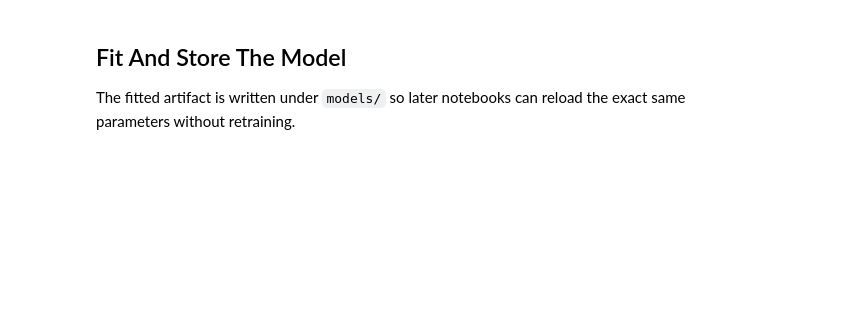
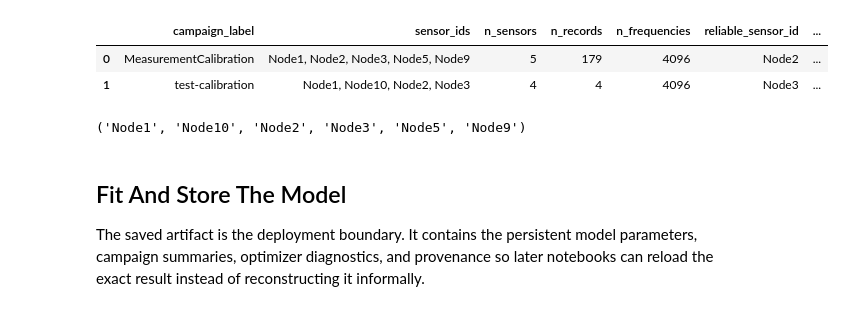
Before and after one commit to AlmondSund/MeasurementCalibration, a Jupyter notebook: notebooks/sensor_calibration.ipynb, the cells around one changed output. Saved outputs shown, nothing was run; the diff lists cells and outputs as text; code cells hidden in the pictures; blank space fills up the shorter version.

Commit message:
model

```diff
--- a/notebooks/sensor_calibration.ipynb
+++ b/notebooks/sensor_calibration.ipynb
@@ -232,5 +91,39 @@ Selected common band: 88.0-108.0 MHz
+# %%
+preparation = prepare_calibration_corpus(
+    campaign_labels=TRAINING_CAMPAIGN_LABELS,
+    campaigns_root=CAMPAIGNS_ROOT,
+)
+
+campaign_rows = []
+for prepared_campaign in preparation.prepared_campaigns:
+    configuration = prepared_campaign.campaign.configuration
+    campaign_rows.append(
+        {
+            "campaign_label": prepared_campaign.campaign_label,
+            "sensor_ids": ", ".join(prepared_campaign.campaign.sensor_ids),
+            "n_sensors": prepared_campaign.campaign.n_sensors,
+            "n_records": prepared_campaign.campaign.n_acquisitions,
+            "n_frequencies": prepared_campaign.campaign.n_frequencies,
+            "reliable_sensor_id": prepared_campaign.reliable_sensor_id,
+            "distribution_outliers": ", ".join(prepared_campaign.distribution_outlier_sensor_ids) or "-",
+            "central_freq_MHz": configuration.central_frequency_hz / 1.0e6,
+            "span_MHz": configuration.span_hz / 1.0e6,
+            "rbw_kHz": configuration.resolution_bandwidth_hz / 1.0e3,
+            "acquisition_interval_s": configuration.acquisition_interval_s,
+            "antenna_amp": configuration.antenna_amplifier_enabled,
+        }
+    )
+
+campaign_frame = pd.DataFrame(campaign_rows).sort_values("campaign_label")
+display(campaign_frame)
+
+preparation.corpus.sensor_ids
+# %% [output]
+|  | campaign_label | sensor_ids | n_sensors | n_records | n_frequencies | reliable_sensor_id | ... |
+| 0 | MeasurementCalibration | Node1, Node2, Node3, Node5, Node9 | 5 | 179 | 4096 | Node2 | ... |
+| 1 | test-calibration | Node1, Node10, Node2, Node3 | 4 | 4 | 4096 | Node3 | ... |
+('Node1', 'Node10', 'Node2', 'Node3', 'Node5', 'Node9')
 # %% [markdown]
 ## Fit And Store The Model
 
-The fitted artifact is written under `models/` so later notebooks can reload the
-exact same parameters without retraining.
+The saved artifact is the deployment boundary. It contains the persistent model parameters, campaign summaries, optimizer diagnostics, and provenance so later notebooks can reload the exact result instead of reconstructing it informally.
```
Also changed, not shown: parts of 16 cells of this notebook, 4 other files.
